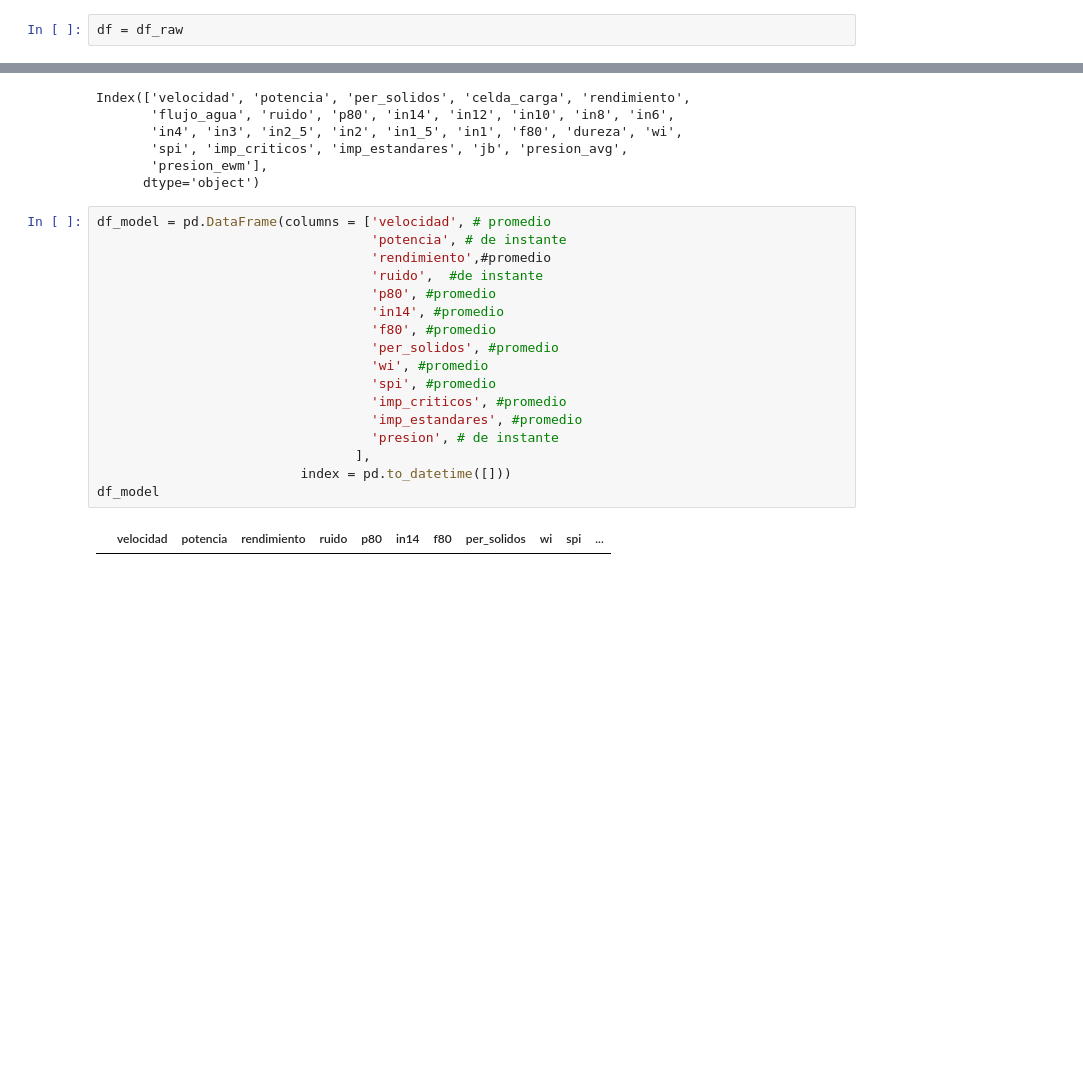
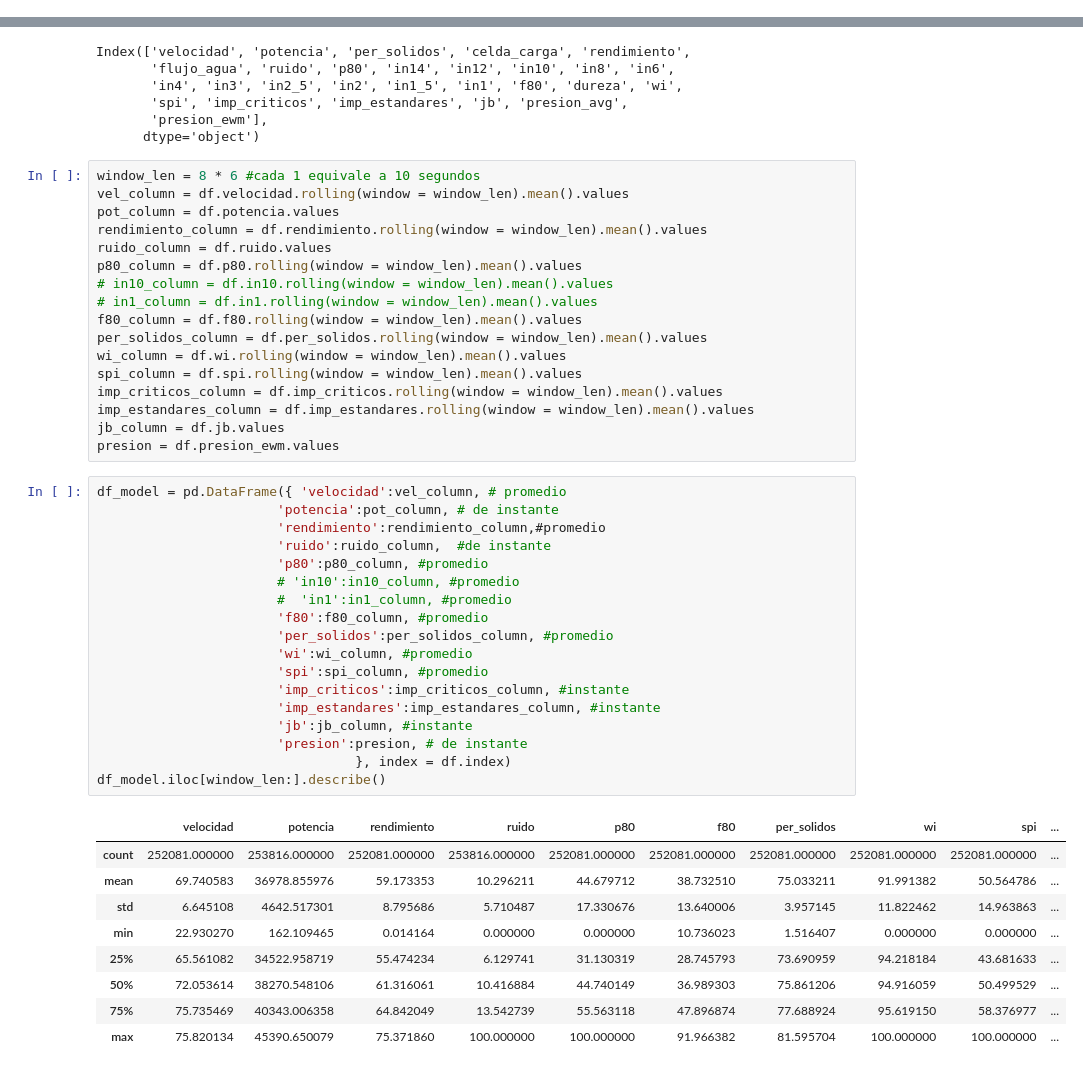
Before and after one commit to guillermovc/MLOps-grinding, a Jupyter notebook: notebooks/EDA_variables_proceso.ipynb, the cells around one changed output, grey strips where cells are left out. Drawn from its saved outputs; the diff is of its cells as text; blank space fills up the shorter version.

```diff
--- a/notebooks/EDA_variables_proceso.ipynb
+++ b/notebooks/EDA_variables_proceso.ipynb
@@ -251,6 +251,4 @@ sns.heatmap(df[vars_].corr(),
 La frecuencia de datos debe ser 10 segundos, aunque es normal que haya perdida de datos.
 # %% [markdown]
 ## Rellenos de datos faltantes
-# %%
-df = df_raw
 # %%
@@ -298,22 +296,48 @@ Index(['velocidad', 'potencia', 'per_solidos', 'celda_carga', 'rendimiento',
        'spi', 'imp_criticos', 'imp_estandares', 'jb', 'presion_avg',
        'presion_ewm'],
       dtype='object')
+# %%
+window_len = 8 * 6 #cada 1 equivale a 10 segundos
+vel_column = df.velocidad.rolling(window = window_len).mean().values
+pot_column = df.potencia.values
+rendimiento_column = df.rendimiento.rolling(window = window_len).mean().values
+ruido_column = df.ruido.values
+p80_column = df.p80.rolling(window = window_len).mean().values
+# in10_column = df.in10.rolling(window = window_len).mean().values
+# in1_column = df.in1.rolling(window = window_len).mean().values
+f80_column = df.f80.rolling(window = window_len).mean().values
+per_solidos_column = df.per_solidos.rolling(window = window_len).mean().values
+wi_column = df.wi.rolling(window = window_len).mean().values
+spi_column = df.spi.rolling(window = window_len).mean().values
+imp_criticos_column = df.imp_criticos.rolling(window = window_len).mean().values
+imp_estandares_column = df.imp_estandares.rolling(window = window_len).mean().values
+jb_column = df.jb.values
+presion = df.presion_ewm.values
 # %%
-df_model = pd.DataFrame(columns = ['velocidad', # promedio
-                                   'potencia', # de instante
-                                   'rendimiento',#promedio
-                                   'ruido',  #de instante
-                                   'p80', #promedio
-                                   'in14', #promedio
-                                   'f80', #promedio
-                                   'per_solidos', #promedio
-                                   'wi', #promedio
-                                   'spi', #promedio
-                                   'imp_criticos', #promedio
-                                   'imp_estandares', #promedio
-                                   'presion', # de instante
-                                 ],
-                          index = pd.to_datetime([]))
-df_model
+df_model = pd.DataFrame({ 'velocidad':vel_column, # promedio
+                       'potencia':pot_column, # de instante
+                       'rendimiento':rendimiento_column,#promedio
+                       'ruido':ruido_column,  #de instante
+                       'p80':p80_column, #promedio
+                       # 'in10':in10_column, #promedio
+                       #  'in1':in1_column, #promedio
+                       'f80':f80_column, #promedio
+                       'per_solidos':per_solidos_column, #promedio
+                       'wi':wi_column, #promedio
+                       'spi':spi_column, #promedio
+                       'imp_criticos':imp_criticos_column, #instante
+                       'imp_estandares':imp_estandares_column, #instante
+                       'jb':jb_column, #instante
+                       'presion':presion, # de instante
+                                 }, index = df.index)
+df_model.iloc[window_len:].describe()
 # %% [output]
-|  | velocidad | potencia | rendimiento | ruido | p80 | in14 | f80 | per_solidos | wi | spi | ... |
+|  | velocidad | potencia | rendimiento | ruido | p80 | f80 | per_solidos | wi | spi | ... |
+| count | 252081.000000 | 253816.000000 | 252081.000000 | 253816.000000 | 252081.000000 | 252081.000000 | 252081.000000 | 252081.000000 | 252081.000000 | ... |
+| mean | 69.740583 | 36978.855976 | 59.173353 | 10.296211 | 44.679712 | 38.732510 | 75.033211 | 91.991382 | 50.564786 | ... |
+| std | 6.645108 | 4642.517301 | 8.795686 | 5.710487 | 17.330676 | 13.640006 | 3.957145 | 11.822462 | 14.963863 | ... |
+| min | 22.930270 | 162.109465 | 0.014164 | 0.000000 | 0.000000 | 10.736023 | 1.516407 | 0.000000 | 0.000000 | ... |
+| 25% | 65.561082 | 34522.958719 | 55.474234 | 6.129741 | 31.130319 | 28.745793 | 73.690959 | 94.218184 | 43.681633 | ... |
+| 50% | 72.053614 | 38270.548106 | 61.316061 | 10.416884 | 44.740149 | 36.989303 | 75.861206 | 94.916059 | 50.499529 | ... |
+| 75% | 75.735469 | 40343.006358 | 64.842049 | 13.542739 | 55.563118 | 47.896874 | 77.688924 | 95.619150 | 58.376977 | ... |
+| max | 75.820134 | 45390.650079 | 75.371860 | 100.000000 | 100.000000 | 91.966382 | 81.595704 | 100.000000 | 100.000000 | ... |
```
Also changed, not shown: parts of 8 cells of this notebook.
